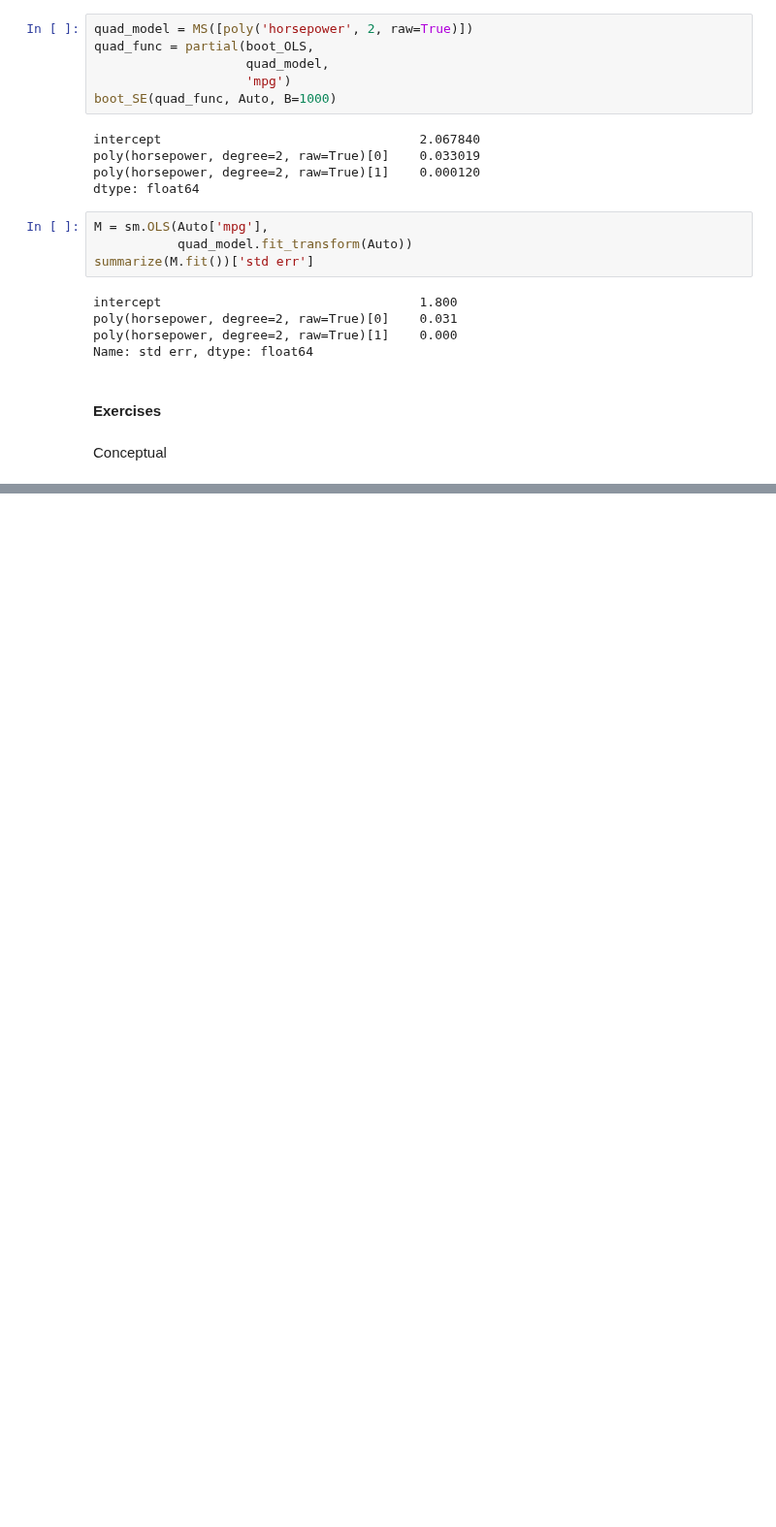
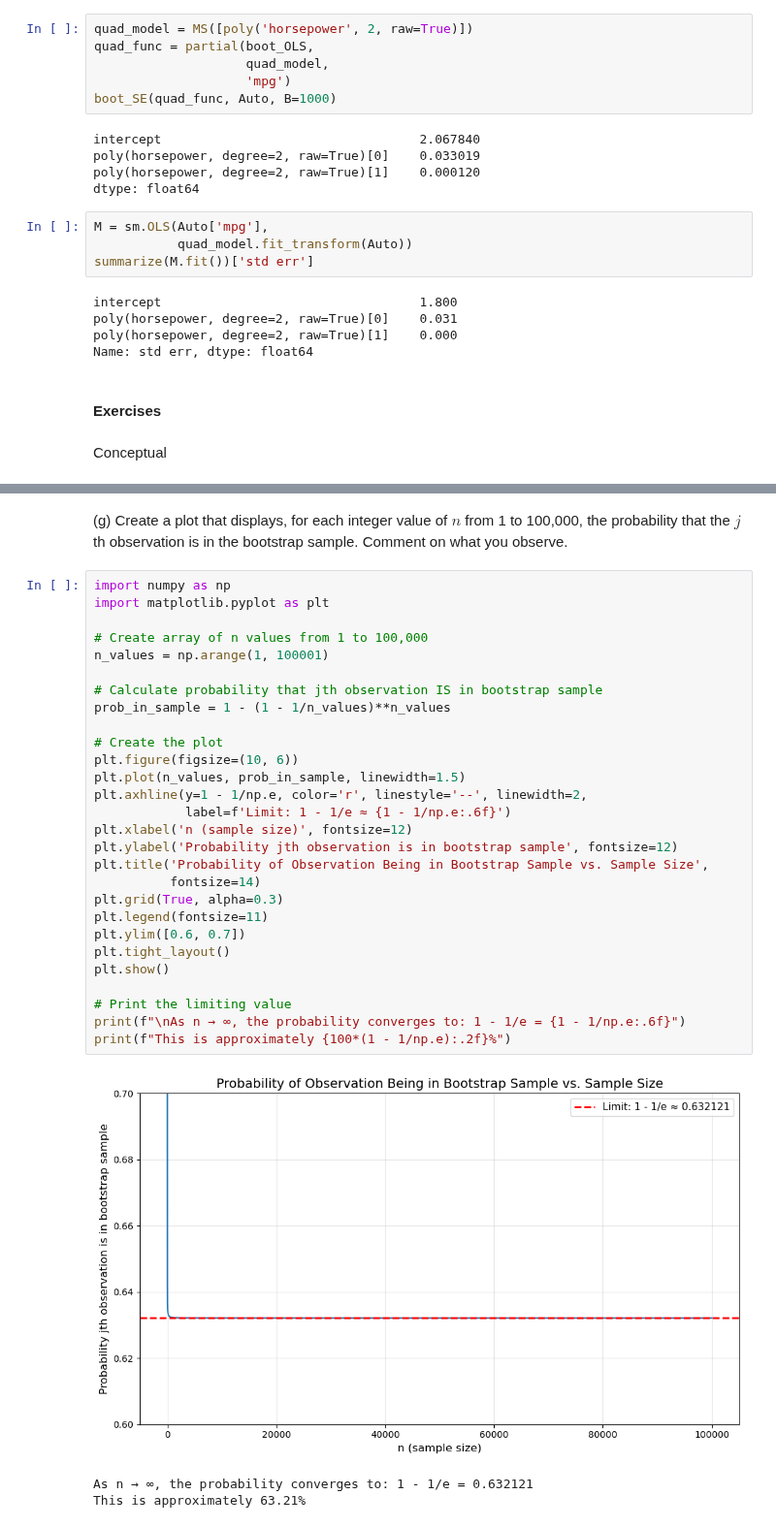
Before and after one commit to zozoking101/An-Introduction-to-Statistical-Learning-with-Applications-in-Python, a Jupyter notebook: 5_Resampling_Methods/Chapter_5.ipynb, the cells around one changed output, grey strips where cells are left out. Shown at 97% size. Cells and saved outputs as stored; diff of their text form; blank space fills up the shorter version.

```diff
--- a/5_Resampling_Methods/Chapter_5.ipynb
+++ b/5_Resampling_Methods/Chapter_5.ipynb
@@ -758,0 +920,34 @@ Conceptual
+# %% [markdown]
+(g) Create a plot that displays, for each integer value of $n$ from 1 to 100,000, the probability that the $j$ th observation is in the bootstrap sample. Comment on what you observe.
+# %%
+import numpy as np
+import matplotlib.pyplot as plt
+
+# Create array of n values from 1 to 100,000
+n_values = np.arange(1, 100001)
+
+# Calculate probability that jth observation IS in bootstrap sample
+prob_in_sample = 1 - (1 - 1/n_values)**n_values
+
+# Create the plot
+plt.figure(figsize=(10, 6))
+plt.plot(n_values, prob_in_sample, linewidth=1.5)
+plt.axhline(y=1 - 1/np.e, color='r', linestyle='--', linewidth=2,
+            label=f'Limit: 1 - 1/e ≈ {1 - 1/np.e:.6f}')
+plt.xlabel('n (sample size)', fontsize=12)
+plt.ylabel('Probability jth observation is in bootstrap sample', fontsize=12)
+plt.title('Probability of Observation Being in Bootstrap Sample vs. Sample Size',
+          fontsize=14)
+plt.grid(True, alpha=0.3)
+plt.legend(fontsize=11)
+plt.ylim([0.6, 0.7])
+plt.tight_layout()
+plt.show()
+
+# Print the limiting value
+print(f"\nAs n → ∞, the probability converges to: 1 - 1/e = {1 - 1/np.e:.6f}")
+print(f"This is approximately {100*(1 - 1/np.e):.2f}%")
+# %% [output]
+[figure, added]
+As n → ∞, the probability converges to: 1 - 1/e = 0.632121
+This is approximately 63.21%
```
Also changed, not shown: parts of 51 cells of this notebook.
